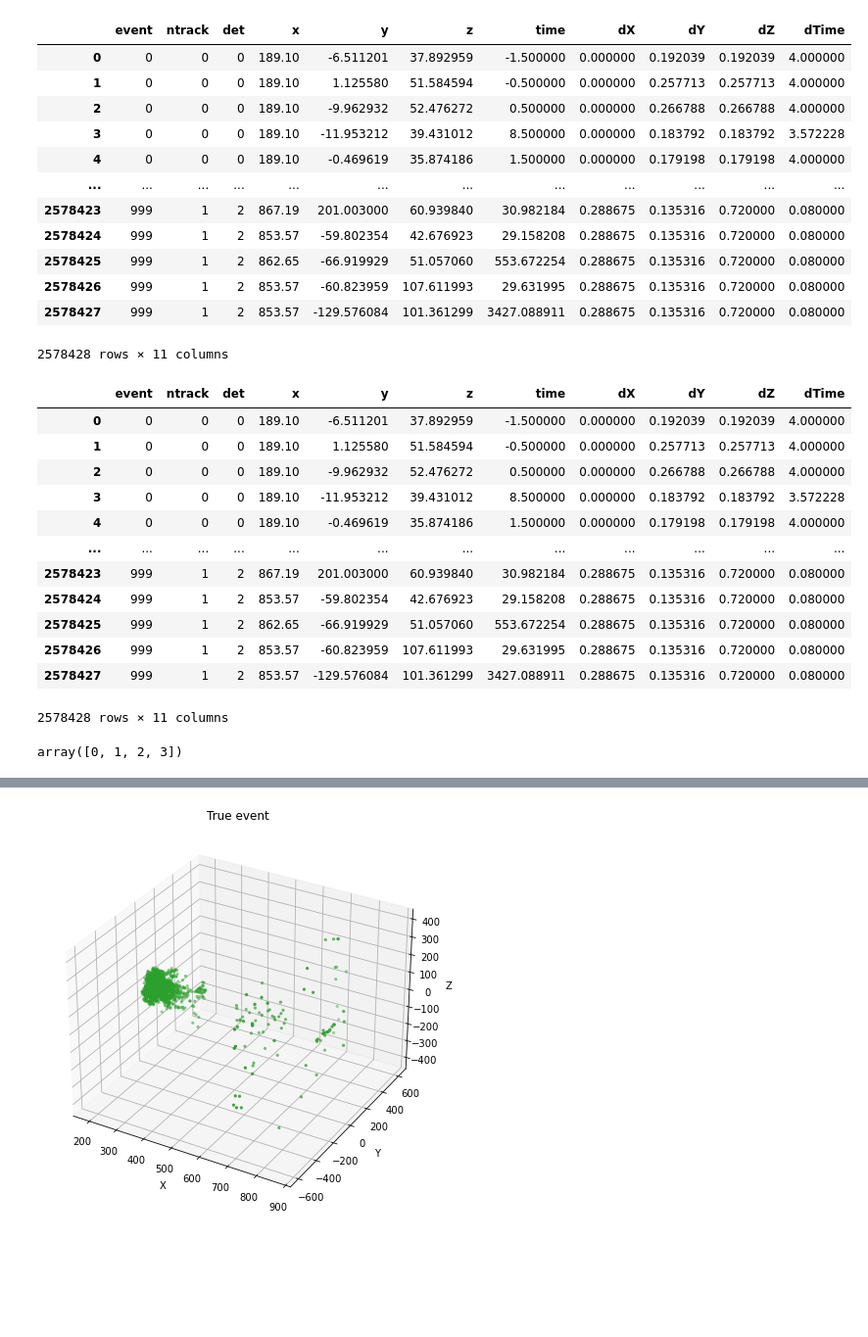
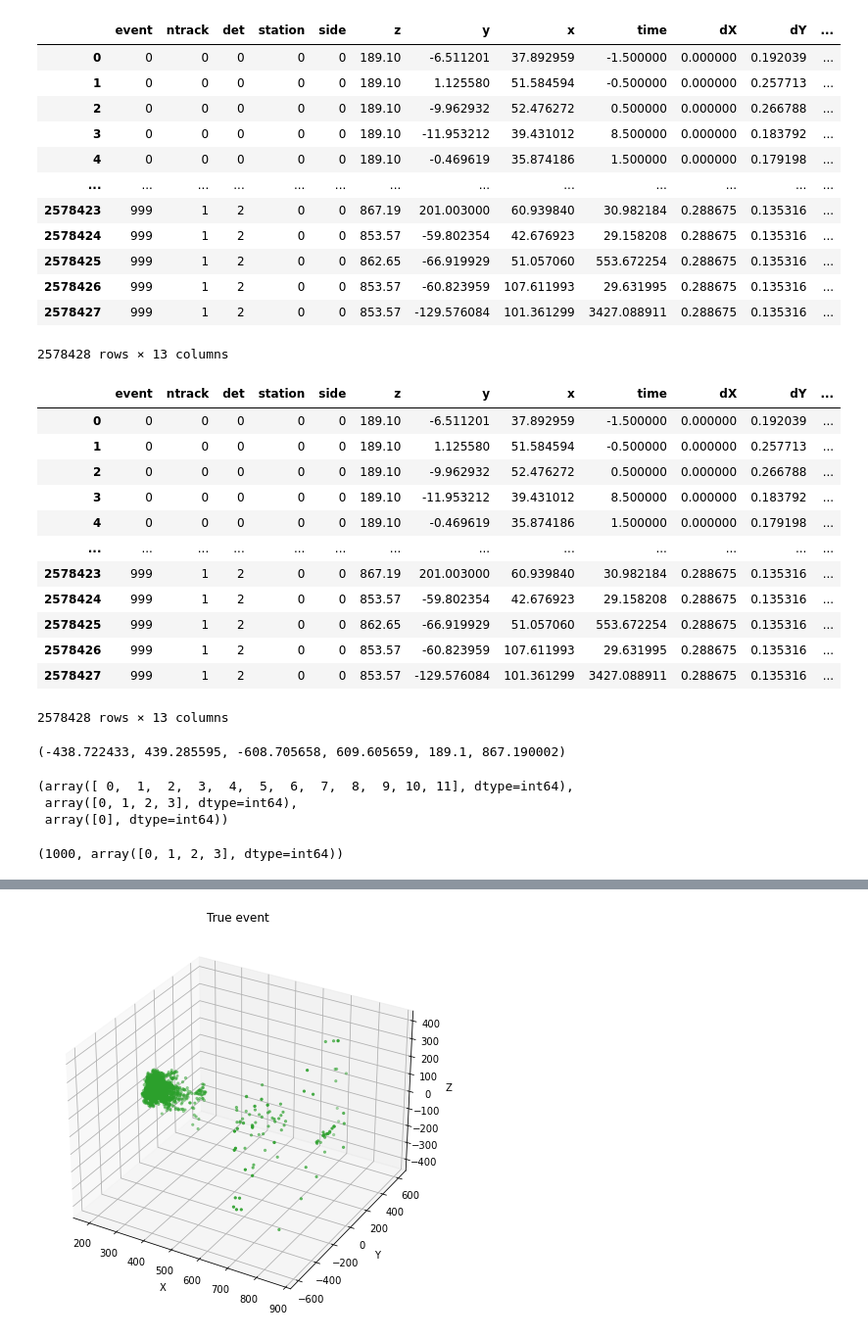
Before and after one commit to t3hseus/ariadne, a Jupyter notebook: notebooks/visualization_cbm.ipynb, the cells around one changed output, grey strips where cells are left out. Shown at 98% size. Saved outputs shown, nothing was run; the diff lists cells and outputs as text; code cells hidden in the pictures; blank space fills up the shorter version.

```diff
--- a/notebooks/visualization_cbm.ipynb
+++ b/notebooks/visualization_cbm.ipynb
@@ -30,46 +27,55 @@ The autoreload extension is already loaded. To reload it, use:
 # %%
 params = {
                     "sep": '\s+',
-                   # "nrows": 10000,
+                    #"nrows": 10000,
                     "encoding": 'utf-8',
-                    "names":  ['event',  'ntrack', 'det', 'x', 'y', 'z', 'time','dX', 'dY', 'dZ', 'dTime']
+                    "names":  ['event',  'ntrack',  'det', 'station','side', 'z', 'y', 'x', 'time','dX', 'dY', 'dZ', 'dTime']
                  }
-data = pd.read_csv("../data_cbm/hits10.txt", **params)
+data = pd.read_csv("../data_cbm/hits10_withStations.txt", **params)
 data
 # %% [output]
-|  | event | ntrack | det | x | y | z | time | dX | dY | dZ | dTime |
-| 0 | 0 | 0 | 0 | 189.10 | -6.511201 | 37.892959 | -1.500000 | 0.000000 | 0.192039 | 0.192039 | 4.000000 |
-| 1 | 0 | 0 | 0 | 189.10 | 1.125580 | 51.584594 | -0.500000 | 0.000000 | 0.257713 | 0.257713 | 4.000000 |
-| 2 | 0 | 0 | 0 | 189.10 | -9.962932 | 52.476272 | 0.500000 | 0.000000 | 0.266788 | 0.266788 | 4.000000 |
-| 3 | 0 | 0 | 0 | 189.10 | -11.953212 | 39.431012 | 8.500000 | 0.000000 | 0.183792 | 0.183792 | 3.572228 |
-| 4 | 0 | 0 | 0 | 189.10 | -0.469619 | 35.874186 | 1.500000 | 0.000000 | 0.179198 | 0.179198 | 4.000000 |
-| ... | ... | ... | ... | ... | ... | ... | ... | ... | ... | ... | ... |
-| 2578423 | 999 | 1 | 2 | 867.19 | 201.003000 | 60.939840 | 30.982184 | 0.288675 | 0.135316 | 0.720000 | 0.080000 |
-| 2578424 | 999 | 1 | 2 | 853.57 | -59.802354 | 42.676923 | 29.158208 | 0.288675 | 0.135316 | 0.720000 | 0.080000 |
-| 2578425 | 999 | 1 | 2 | 862.65 | -66.919929 | 51.057060 | 553.672254 | 0.288675 | 0.135316 | 0.720000 | 0.080000 |
-| 2578426 | 999 | 1 | 2 | 853.57 | -60.823959 | 107.611993 | 29.631995 | 0.288675 | 0.135316 | 0.720000 | 0.080000 |
-| 2578427 | 999 | 1 | 2 | 853.57 | -129.576084 | 101.361299 | 3427.088911 | 0.288675 | 0.135316 | 0.720000 | 0.080000 |
+|  | event | ntrack | det | station | side | z | y | x | time | dX | dY | ... |
+| 0 | 0 | 0 | 0 | 0 | 0 | 189.10 | -6.511201 | 37.892959 | -1.500000 | 0.000000 | 0.192039 | ... |
+| 1 | 0 | 0 | 0 | 0 | 0 | 189.10 | 1.125580 | 51.584594 | -0.500000 | 0.000000 | 0.257713 | ... |
+| 2 | 0 | 0 | 0 | 0 | 0 | 189.10 | -9.962932 | 52.476272 | 0.500000 | 0.000000 | 0.266788 | ... |
+| 3 | 0 | 0 | 0 | 0 | 0 | 189.10 | -11.953212 | 39.431012 | 8.500000 | 0.000000 | 0.183792 | ... |
+| 4 | 0 | 0 | 0 | 0 | 0 | 189.10 | -0.469619 | 35.874186 | 1.500000 | 0.000000 | 0.179198 | ... |
+| ... | ... | ... | ... | ... | ... | ... | ... | ... | ... | ... | ... | ... |
+| 2578423 | 999 | 1 | 2 | 0 | 0 | 867.19 | 201.003000 | 60.939840 | 30.982184 | 0.288675 | 0.135316 | ... |
+| 2578424 | 999 | 1 | 2 | 0 | 0 | 853.57 | -59.802354 | 42.676923 | 29.158208 | 0.288675 | 0.135316 | ... |
+| 2578425 | 999 | 1 | 2 | 0 | 0 | 862.65 | -66.919929 | 51.057060 | 553.672254 | 0.288675 | 0.135316 | ... |
+| 2578426 | 999 | 1 | 2 | 0 | 0 | 853.57 | -60.823959 | 107.611993 | 29.631995 | 0.288675 | 0.135316 | ... |
+| 2578427 | 999 | 1 | 2 | 0 | 0 | 853.57 | -129.576084 | 101.361299 | 3427.088911 | 0.288675 | 0.135316 | ... |
-2578428 rows × 11 columns
+2578428 rows × 13 columns
 # %%
 data = data.dropna()
-data = data.astype({'event':'int', 'ntrack':'int', 'det':'int'})
-data = data.sort_values(by=['event', 'det', 'ntrack'], ignore_index=True)
+data = data.sort_values(by=['event', 'det', 'station','side', 'ntrack'], ignore_index=True)
 data
 # %% [output]
-|  | event | ntrack | det | x | y | z | time | dX | dY | dZ | dTime |
-| 0 | 0 | 0 | 0 | 189.10 | -6.511201 | 37.892959 | -1.500000 | 0.000000 | 0.192039 | 0.192039 | 4.000000 |
-| 1 | 0 | 0 | 0 | 189.10 | 1.125580 | 51.584594 | -0.500000 | 0.000000 | 0.257713 | 0.257713 | 4.000000 |
-| 2 | 0 | 0 | 0 | 189.10 | -9.962932 | 52.476272 | 0.500000 | 0.000000 | 0.266788 | 0.266788 | 4.000000 |
-| 3 | 0 | 0 | 0 | 189.10 | -11.953212 | 39.431012 | 8.500000 | 0.000000 | 0.183792 | 0.183792 | 3.572228 |
-| 4 | 0 | 0 | 0 | 189.10 | -0.469619 | 35.874186 | 1.500000 | 0.000000 | 0.179198 | 0.179198 | 4.000000 |
-| ... | ... | ... | ... | ... | ... | ... | ... | ... | ... | ... | ... |
-| 2578423 | 999 | 1 | 2 | 867.19 | 201.003000 | 60.939840 | 30.982184 | 0.288675 | 0.135316 | 0.720000 | 0.080000 |
-| 2578424 | 999 | 1 | 2 | 853.57 | -59.802354 | 42.676923 | 29.158208 | 0.288675 | 0.135316 | 0.720000 | 0.080000 |
-| 2578425 | 999 | 1 | 2 | 862.65 | -66.919929 | 51.057060 | 553.672254 | 0.288675 | 0.135316 | 0.720000 | 0.080000 |
-| 2578426 | 999 | 1 | 2 | 853.57 | -60.823959 | 107.611993 | 29.631995 | 0.288675 | 0.135316 | 0.720000 | 0.080000 |
-| 2578427 | 999 | 1 | 2 | 853.57 | -129.576084 | 101.361299 | 3427.088911 | 0.288675 | 0.135316 | 0.720000 | 0.080000 |
+|  | event | ntrack | det | station | side | z | y | x | time | dX | dY | ... |
+| 0 | 0 | 0 | 0 | 0 | 0 | 189.10 | -6.511201 | 37.892959 | -1.500000 | 0.000000 | 0.192039 | ... |
+| 1 | 0 | 0 | 0 | 0 | 0 | 189.10 | 1.125580 | 51.584594 | -0.500000 | 0.000000 | 0.257713 | ... |
+| 2 | 0 | 0 | 0 | 0 | 0 | 189.10 | -9.962932 | 52.476272 | 0.500000 | 0.000000 | 0.266788 | ... |
+| 3 | 0 | 0 | 0 | 0 | 0 | 189.10 | -11.953212 | 39.431012 | 8.500000 | 0.000000 | 0.183792 | ... |
+| 4 | 0 | 0 | 0 | 0 | 0 | 189.10 | -0.469619 | 35.874186 | 1.500000 | 0.000000 | 0.179198 | ... |
+| ... | ... | ... | ... | ... | ... | ... | ... | ... | ... | ... | ... | ... |
+| 2578423 | 999 | 1 | 2 | 0 | 0 | 867.19 | 201.003000 | 60.939840 | 30.982184 | 0.288675 | 0.135316 | ... |
+| 2578424 | 999 | 1 | 2 | 0 | 0 | 853.57 | -59.802354 | 42.676923 | 29.158208 | 0.288675 | 0.135316 | ... |
+| 2578425 | 999 | 1 | 2 | 0 | 0 | 862.65 | -66.919929 | 51.057060 | 553.672254 | 0.288675 | 0.135316 | ... |
+| 2578426 | 999 | 1 | 2 | 0 | 0 | 853.57 | -60.823959 | 107.611993 | 29.631995 | 0.288675 | 0.135316 | ... |
+| 2578427 | 999 | 1 | 2 | 0 | 0 | 853.57 | -129.576084 | 101.361299 | 3427.088911 | 0.288675 | 0.135316 | ... |
-2578428 rows × 11 columns
+2578428 rows × 13 columns
+# %%
+data.x.min(), data.x.max(), data.y.min(), data.y.max(), data.z.min(), data.z.max()
+# %% [output]
+(-438.722433, 439.285595, -608.705658, 609.605659, 189.1, 867.190002)
+# %%
+data[data.det == 0].station.unique(), data[data.det == 1].station.unique(), data[data.det == 2].station.unique()
+# %% [output]
+(array([ 0,  1,  2,  3,  4,  5,  6,  7,  8,  9, 10, 11], dtype=int64),
+ array([0, 1, 2, 3], dtype=int64),
+ array([0], dtype=int64))
 # %%
-data.ntrack.unique()
+data.event.nunique(), data.ntrack.unique()
 # %% [output]
-array([0, 1, 2, 3])
+(1000, array([0, 1, 2, 3], dtype=int64))
```
Also changed, not shown: parts of 2 cells of this notebook, 13 other files.
